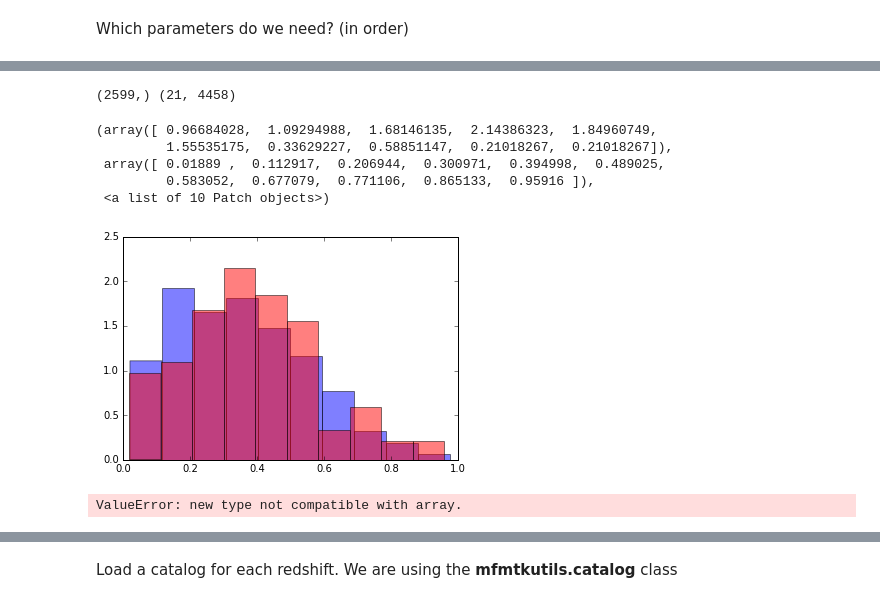
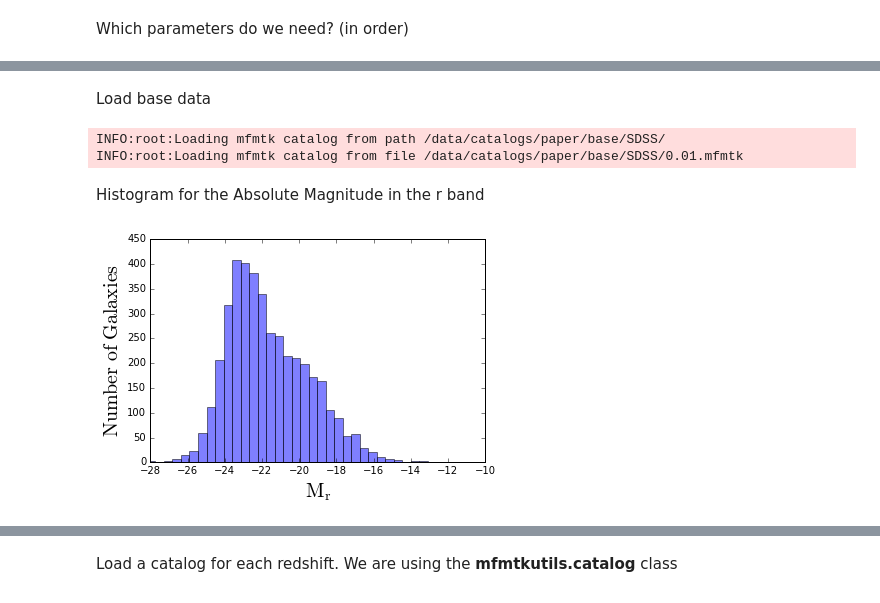
Before and after one commit to astroferreira/mfmtk-utils, a Jupyter notebook: notebooks/FERENGI Data Reduction.ipynb, the cells around one changed output, grey strips where cells are left out. Saved outputs shown, nothing was run; the diff lists cells and outputs as text; code cells hidden in the pictures.

```diff
--- a/notebooks/FERENGI Data Reduction.ipynb
+++ b/notebooks/FERENGI Data Reduction.ipynb
@@ -55,2 +65,0 @@ classesSDSS = mfutils.classes_from_zoo(galaxies, zoo_info)
-# %%
-cats = mfutils.load_by_instrument('/data/catalogs/paper/nobg/', params=['A1', 'A3', 'C1', 'C2' , 'S1', 'S3', 'sigma_psi', 'H'], galaxies=galaxies, classes=classesSDSS)
@@ -170,2 +71,0 @@ array([], dtype=float64)
-# %%
-cats = mfutils.load_by_instrument('/data/catalogs/FERENGI/', params=['Mo', 'InFit2D', 'InFit1D'], galaxies=galaxies, classes=classesSDSS)
@@ -279,14 +71,0 @@ array([ -0.2376159 ,   0.27858566,   1.18552464, ...,  15.3390964 ,
-# %%
-import seaborn as sns
-sns.set_style("whitegrid")
-xticks = [[0.1, 0.2, 0.3, 0.4], [0.1, 0.2, 0.3, 0.4], [0.1, 0.2, 0.3, 0.4], [0.5, 1, 1.5], [0.5, 1, 1.5]]
-xlims = [ [0.02, 0.5], [0.02, 0.5], [0.02, 0.5], [0.02, 2.00], [0.1, 2.00]]
-ylims = [ [0, 1], [0, 0.8], [0.3, 0.9], [0.2, 0.6], [0, 1], [0, 0.4], [0, 1], [0, 1], [-4, -1]]
-yticks = [ [0.2, 0.4, 0.6, 0.8], [0.2, 0.4, 0.6], [0.4, 0.6, 0.8], [0.3, 0.4, 0.5], [0.2, 0.4, 0.6, 0.8], [0.1, 0.2, 0.3], [0.2, 0.4, 0.6, 0.8], [0.2, 0.4, 0.6, 0.8], [-3, -2.5, -2, -1.5]]
-ylabels = [ 'A_1', 'A_3', 'C_1', 'C_2', 'S_1', 'S_3', '\sigma_{\psi}', 'H', 'M_{20}']
-titles = [ 'SDSS', 'DES', 'LSST', "LSST \ 10y", 'HST']
-axes = mfutils.show_degradation(cats, xlims, xticks, ylims, yticks, ylabels=ylabels, titles=titles)
-axes[0][1].legend(loc=2)
-plt.savefig('/data/plots.ps', dpi=300)
-plt.rc('text', usetex=True)
-plt.rc('font', family='serif')
@@ -339,18 +72,17 @@ np.isnan(x.data.compressed().astype(float)).sum()
-# %%
-dist = x[0].data[10][spiralsSDSS]
-dist1 = x[0].data[10][ellipticalsSDSS]
-print dist.shape, x[0].data.shape
-plt.hist(dist.compressed().astype(float), color='blue', alpha=0.5, normed=1)
-plt.hist(dist1.compressed().astype(float), color='red', alpha=0.5, normed=1)
-# %% [output]
-(2599,) (21, 4458)
-(array([ 0.96684028,  1.09294988,  1.68146135,  2.14386323,  1.84960749,
-         1.55535175,  0.33629227,  0.58851147,  0.21018267,  0.21018267]),
- array([ 0.01889 ,  0.112917,  0.206944,  0.300971,  0.394998,  0.489025,
-         0.583052,  0.677079,  0.771106,  0.865133,  0.95916 ]),
- <a list of 10 Patch objects>)
-[figure, removed]
-# %%
-dist.dtype = float
-# %% [output]
-ValueError: new type not compatible with array.
+# %% [markdown]
+Load base data
+# %%
+cat = mfutils.load_by_instrument('/data/catalogs/paper/base/', params=['LT'], galaxies=galaxies, classes=classesSDSS)
+# %% [output]
+INFO:root:Loading mfmtk catalog from path /data/catalogs/paper/base/SDSS/
+INFO:root:Loading mfmtk catalog from file /data/catalogs/paper/base/SDSS/0.01.mfmtk
+# %% [markdown]
+Histogram for the Absolute Magnitude in the r band
+# %%
+plt.hist(-2.5*np.log10(cat[0].data[28].astype(float)*1e-9) -5*(np.log10(45e6) -1), bins=50, alpha=0.5);
+plt.xlim([-28, -10])
+plt.ylabel(r'$\rm Number \ of \ Galaxies  $', fontsize=20)
+plt.xlabel(r'$\rm M_{\rm r} $', fontsize=20)
+plt.savefig('/data/paper/absolutemagr.pdf')
+# %% [output]
+[figure, added]
```
Also changed, not shown: parts of 61 cells of this notebook, 2 other files.
